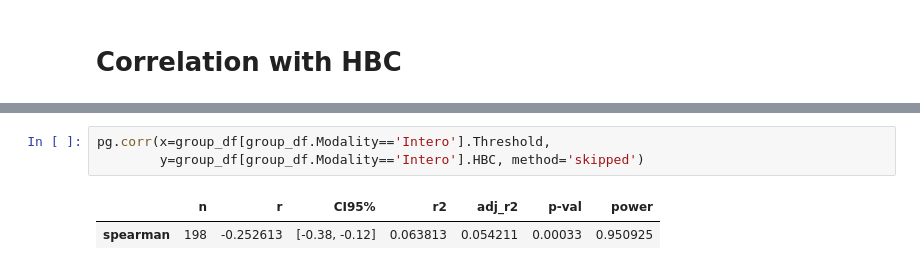
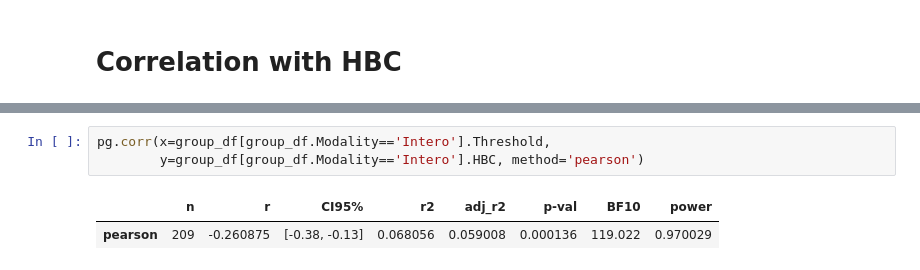
Before and after one commit to embodied-computation-group/CardioceptionPaper, a Jupyter notebook: code/4 - HBC.ipynb, the cells around one changed output, grey strips where cells are left out. Saved outputs shown, nothing was run; the diff lists cells and outputs as text.

```diff
--- a/code/4 - HBC.ipynb
+++ b/code/4 - HBC.ipynb
@@ -36,6 +34,6 @@ sns.jointplot(data=group_df[group_df.Modality=='Intero'], x='Accuracy', y='Slope
 # %%
 pg.corr(x=group_df[group_df.Modality=='Intero'].Threshold,
-        y=group_df[group_df.Modality=='Intero'].HBC, method='skipped')
+        y=group_df[group_df.Modality=='Intero'].HBC, method='pearson')
 # %% [output]
-|  | n | r | CI95% | r2 | adj_r2 | p-val | power |
-| spearman | 198 | -0.252613 | [-0.38, -0.12] | 0.063813 | 0.054211 | 0.00033 | 0.950925 |
+|  | n | r | CI95% | r2 | adj_r2 | p-val | BF10 | power |
+| pearson | 209 | -0.260875 | [-0.38, -0.13] | 0.068056 | 0.059008 | 0.000136 | 119.022 | 0.970029 |
```
Also changed, not shown: parts of 4 cells of this notebook, 6 other files.
